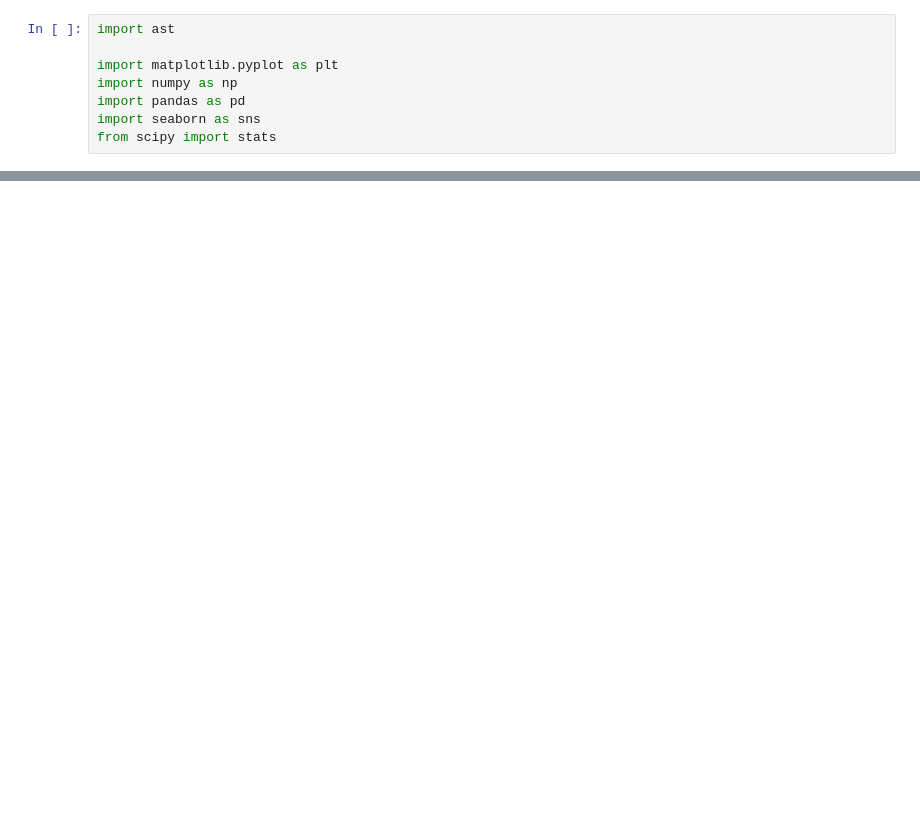
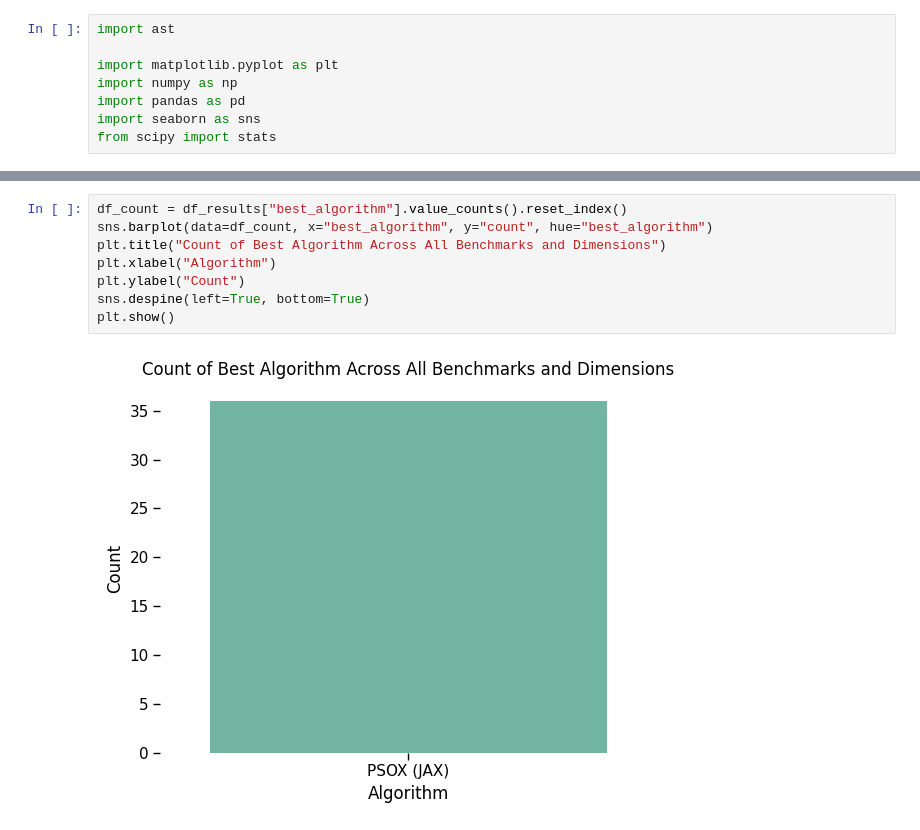
Before and after one commit to marcosnevary/pso, a Jupyter notebook: notebooks/analysis.ipynb, the cells around one changed output, grey strips where cells are left out. Saved outputs shown, nothing was run; the diff lists cells and outputs as text; blank space fills up the shorter version.

```diff
--- a/notebooks/analysis.ipynb
+++ b/notebooks/analysis.ipynb
@@ -124,0 +126,10 @@ df_results
+# %%
+df_count = df_results["best_algorithm"].value_counts().reset_index()
+sns.barplot(data=df_count, x="best_algorithm", y="count", hue="best_algorithm")
+plt.title("Count of Best Algorithm Across All Benchmarks and Dimensions")
+plt.xlabel("Algorithm")
+plt.ylabel("Count")
+sns.despine(left=True, bottom=True)
+plt.show()
+# %% [output]
+[figure, added]
```
Also changed, not shown: parts of 8 cells of this notebook, 6 other files.
